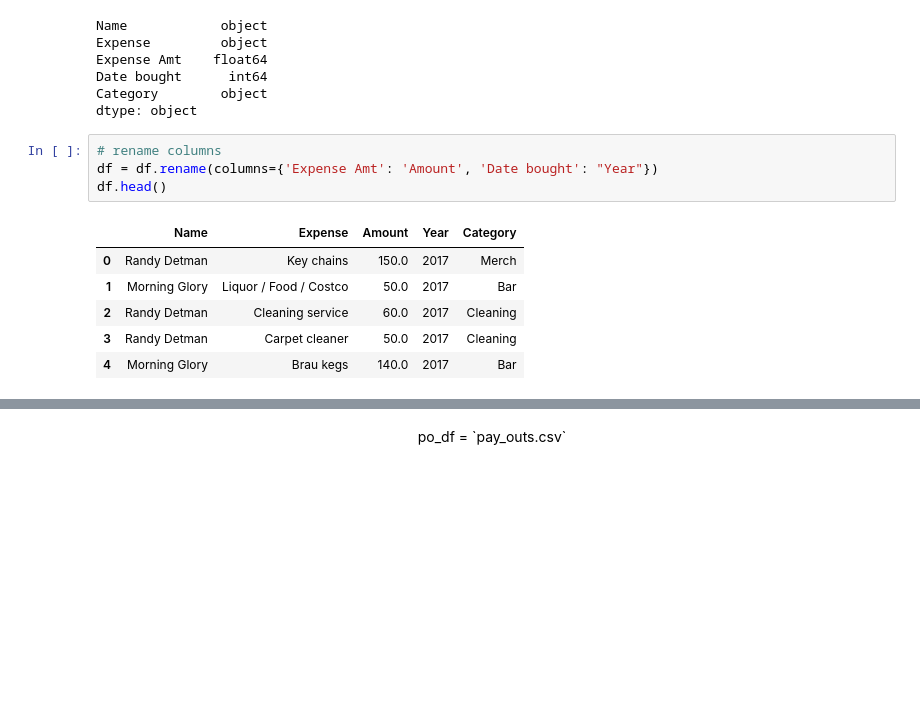
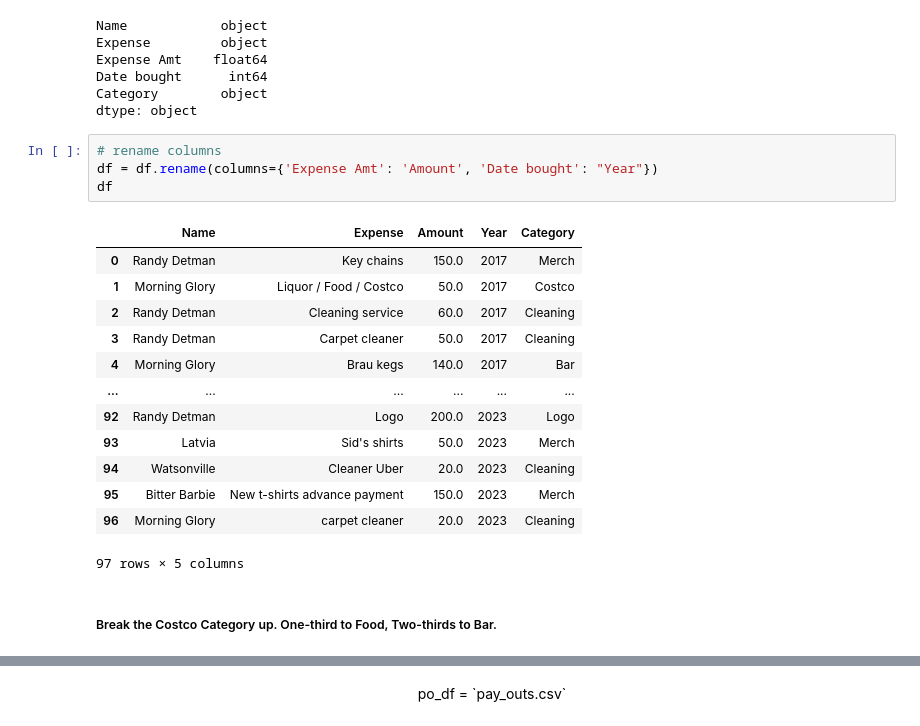
Before and after one commit to johbry17/Harvest-Party, a Jupyter notebook: exploratory_data_analysis.ipynb, the cells around one changed output, grey strips where cells are left out. Drawn from its saved outputs; the diff is of its cells as text; blank space fills up the shorter version.

```diff
--- a/exploratory_data_analysis.ipynb
+++ b/exploratory_data_analysis.ipynb
@@ -36,11 +36,20 @@ dtype: object
 # %%
 # rename columns
 df = df.rename(columns={'Expense Amt': 'Amount', 'Date bought': "Year"})
-df.head()
+df
 # %% [output]
 |  | Name | Expense | Amount | Year | Category |
 | 0 | Randy Detman | Key chains | 150.0 | 2017 | Merch |
-| 1 | Morning Glory | Liquor / Food / Costco | 50.0 | 2017 | Bar |
+| 1 | Morning Glory | Liquor / Food / Costco | 50.0 | 2017 | Costco |
 | 2 | Randy Detman | Cleaning service | 60.0 | 2017 | Cleaning |
 | 3 | Randy Detman | Carpet cleaner | 50.0 | 2017 | Cleaning |
 | 4 | Morning Glory | Brau kegs | 140.0 | 2017 | Bar |
+| ... | ... | ... | ... | ... | ... |
+| 92 | Randy Detman | Logo | 200.0 | 2023 | Logo |
+| 93 | Latvia | Sid's shirts | 50.0 | 2023 | Merch |
+| 94 | Watsonville | Cleaner Uber | 20.0 | 2023 | Cleaning |
+| 95 | Bitter Barbie | New t-shirts advance payment | 150.0 | 2023 | Merch |
+| 96 | Morning Glory | carpet cleaner | 20.0 | 2023 | Cleaning |
+97 rows × 5 columns
+# %% [markdown]
+##### Break the Costco Category up. One-third to Food, Two-thirds to Bar.
```
Also changed, not shown: parts of 8 cells of this notebook, 1 other file.
